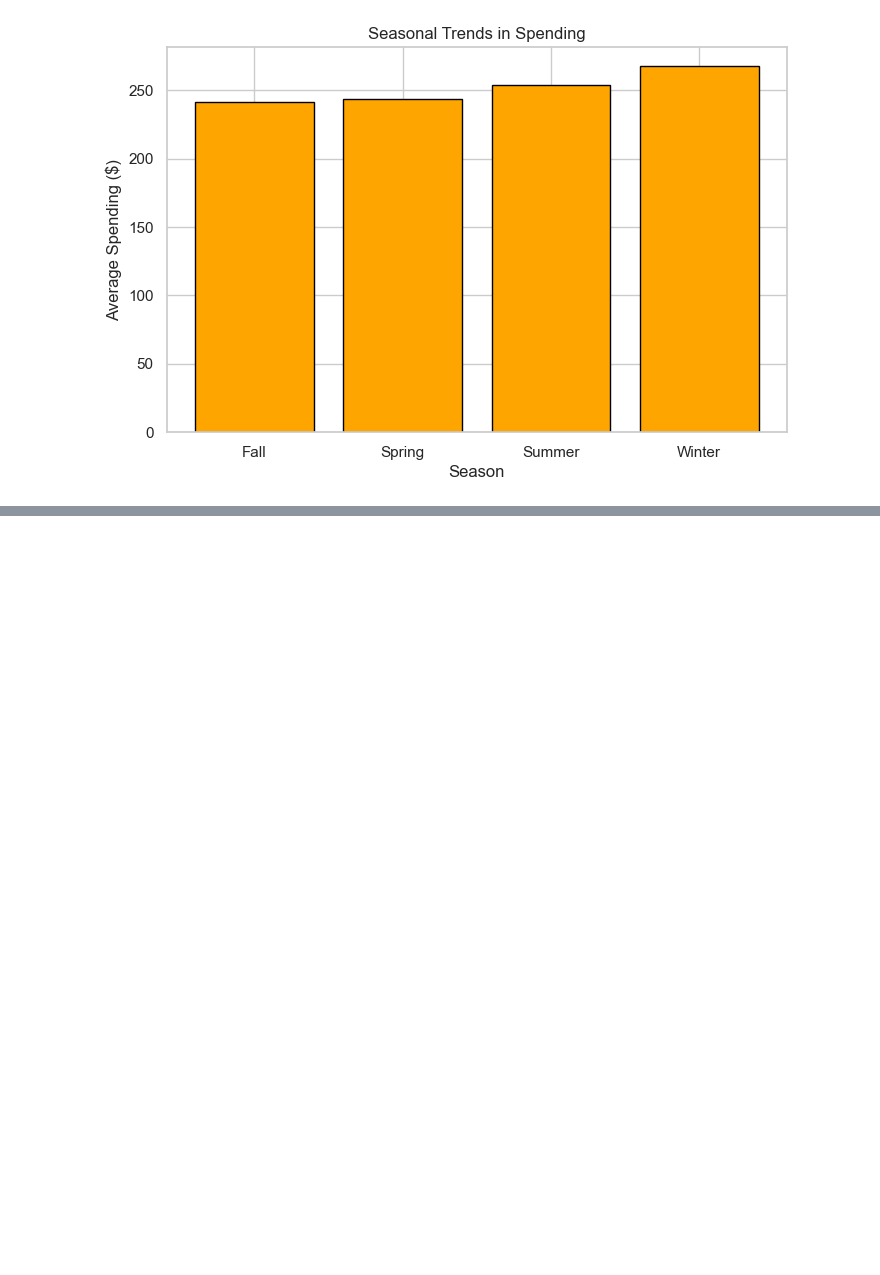
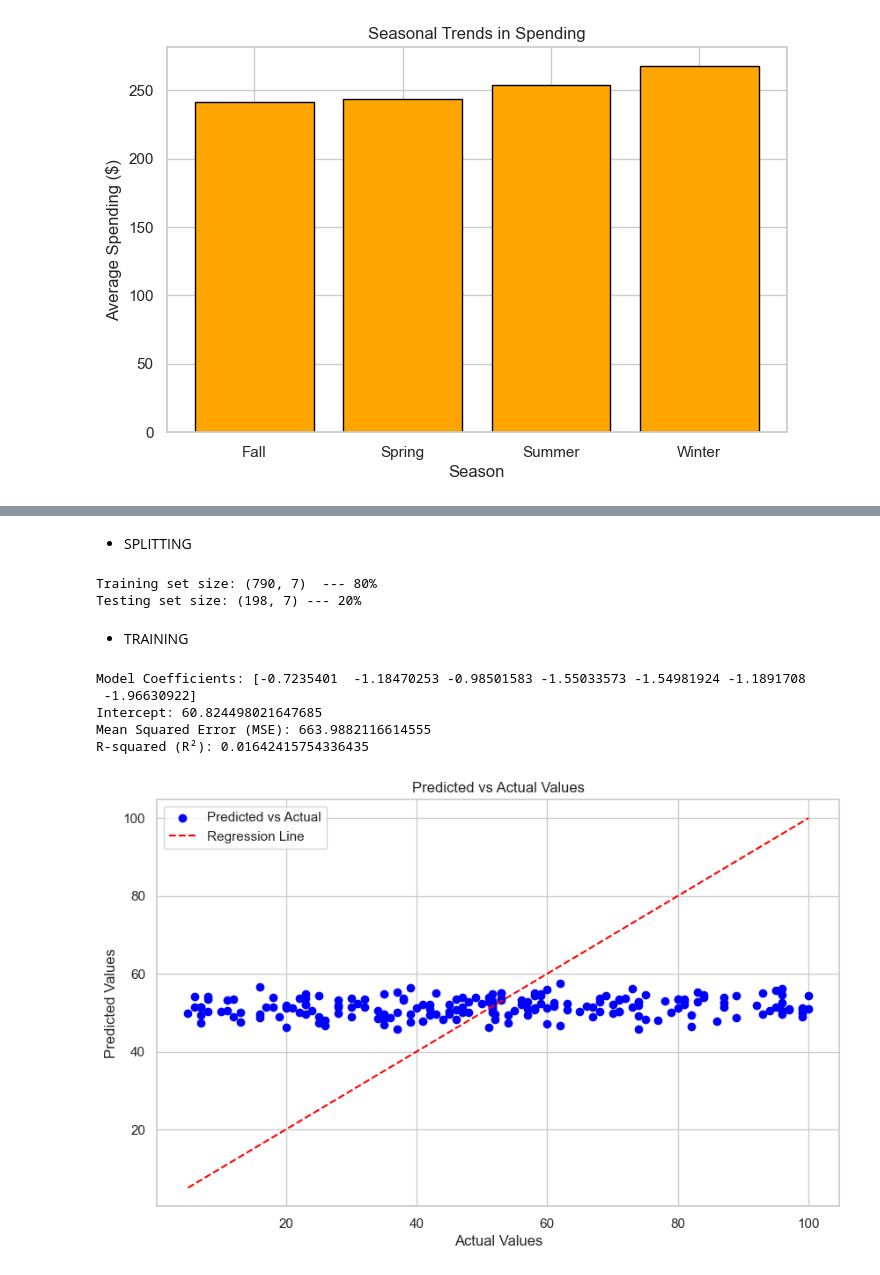
Before and after one commit to shilok09/IDS_Project, a Jupyter notebook: main.ipynb, the cells around one changed output, grey strips where cells are left out. Drawn from its saved outputs; the diff is of its cells as text; code cells hidden in the pictures; blank space fills up the shorter version.

```diff
--- a/main.ipynb
+++ b/main.ipynb
@@ -298,0 +329,60 @@ plt.show()
+# %% [markdown]
+- SPLITTING
+# %%
+from sklearn.model_selection import train_test_split
+
+x=modelData
+y=df["Average_Spending_Per_Purchase"]
+X_train, X_test, Y_train, Y_test = train_test_split(x, y, test_size=0.2, random_state=42)
+
+print(f"Training set size: {X_train.shape}  --- 80%")
+print(f"Testing set size: {X_test.shape} --- 20% ")
+# %% [output]
+Training set size: (790, 7)  --- 80%
+Testing set size: (198, 7) --- 20%
+# %% [markdown]
+- TRAINING
+# %%
+from sklearn.linear_model import LinearRegression
+from sklearn.metrics import mean_squared_error, r2_score
+
+regression=LinearRegression()
+
+regression.fit(X_train,Y_train)
+
+print("Model Coefficients:",regression.coef_)
+print("Intercept:",regression.intercept_)
+
+predict=regression.predict(X_test)  # predict = Y
+mse=mean_squared_error(Y_test,predict)
+r2=r2_score(Y_test,predict)
+
+print(f"Mean Squared Error (MSE): {mse}")
+print(f"R-squared (R²): {r2}")
+# have to add TRANSFORMED FEATURES FOR THE ANALYSIS !!! for best fit
+# %% [output]
+Model Coefficients: [-0.7235401  -1.18470253 -0.98501583 -1.55033573 -1.54981924 -1.1891708
+ -1.96630922]
+Intercept: 60.824498021647685
+Mean Squared Error (MSE): 663.9882116614555
+R-squared (R²): 0.01642415754336435
+# %%
+import matplotlib.pyplot as plt
+
+# Plotting the predicted vs actual values
+plt.figure(figsize=(10, 6))
+plt.scatter(Y_test, predict, color='blue', label='Predicted vs Actual')
+
+# Plot the regression line (y = mx + c)
+plt.plot([min(Y_test), max(Y_test)], [min(Y_test), max(Y_test)], color='red', linestyle='--', label='Regression Line')
+
+# Adding labels and title
+plt.title("Predicted vs Actual Values")
+plt.xlabel("Actual Values")
+plt.ylabel("Predicted Values")
+plt.legend()
+
+# Display the plot
+plt.show()
+# %% [output]
+[figure, added]
```
Also changed, not shown: parts of 7 cells of this notebook.
